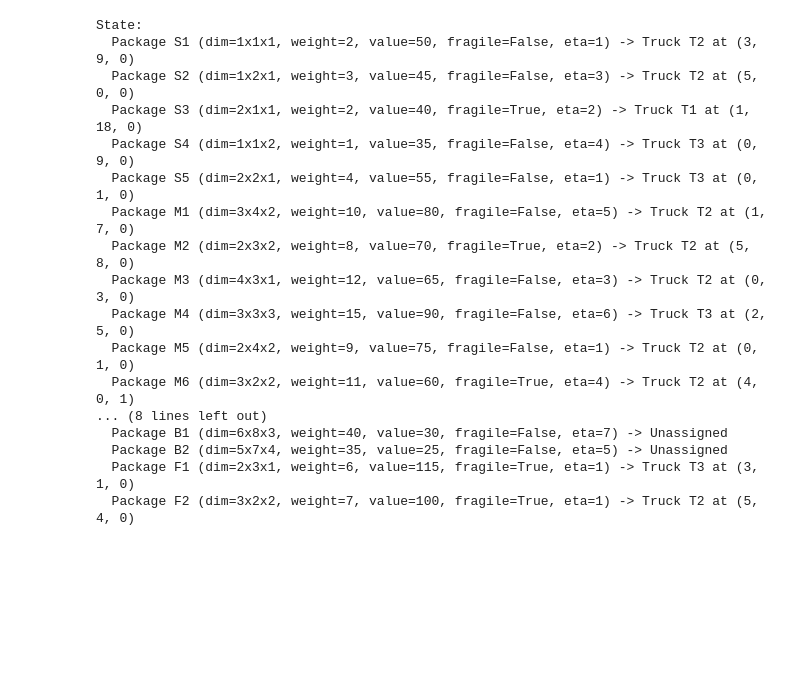
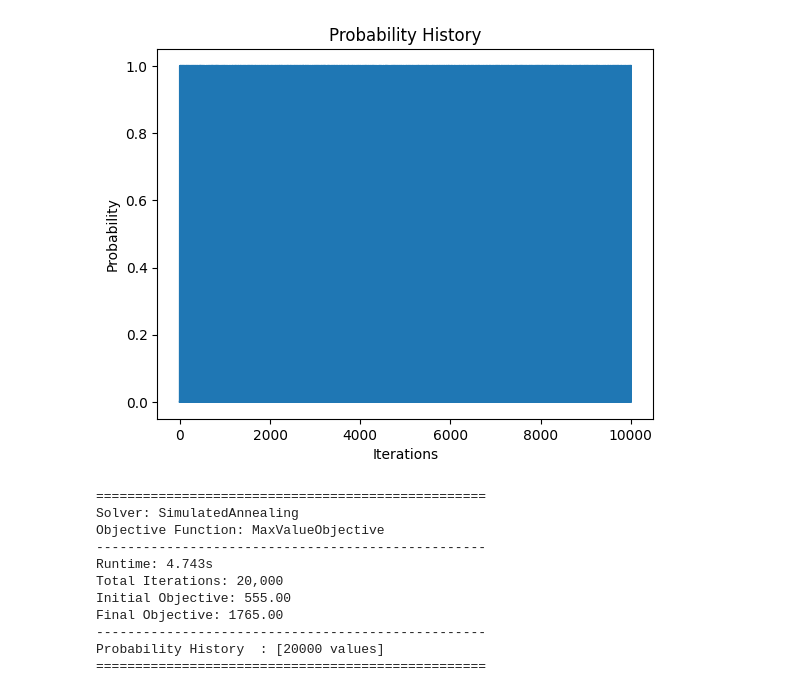
Before and after one commit to timoruslim/IF3170_G60_MoreArtificialThanIntelligence, a Jupyter notebook: notebook/analysis.ipynb, the cells around one changed output. Saved outputs shown, nothing was run; the diff lists cells and outputs as text; code cells hidden in the pictures; blank space fills up the shorter version.

```diff
--- a/notebook/analysis.ipynb
+++ b/notebook/analysis.ipynb
@@ -99,21 +70,23 @@ plt.show()
+# %%
+plt.plot(results.metadata['probability_history'])
+plt.title('Probability History')
+plt.xlabel('Iterations')
+plt.ylabel('Probability')
+plt.show()
+# %% [output]
+[figure, added]
 # %%
-print(results.final_state)
+print(results)
 # %% [output]
-State:
-  Package S1 (dim=1x1x1, weight=2, value=50, fragile=False, eta=1) -> Truck T2 at (3, 9, 0)
-  Package S2 (dim=1x2x1, weight=3, value=45, fragile=False, eta=3) -> Truck T2 at (5, 0, 0)
-  Package S3 (dim=2x1x1, weight=2, value=40, fragile=True, eta=2) -> Truck T1 at (1, 18, 0)
-  Package S4 (dim=1x1x2, weight=1, value=35, fragile=False, eta=4) -> Truck T3 at (0, 9, 0)
-  Package S5 (dim=2x2x1, weight=4, value=55, fragile=False, eta=1) -> Truck T3 at (0, 1, 0)
-  Package M1 (dim=3x4x2, weight=10, value=80, fragile=False, eta=5) -> Truck T2 at (1, 7, 0)
-  Package M2 (dim=2x3x2, weight=8, value=70, fragile=True, eta=2) -> Truck T2 at (5, 8, 0)
-  Package M3 (dim=4x3x1, weight=12, value=65, fragile=False, eta=3) -> Truck T2 at (0, 3, 0)
-  Package M4 (dim=3x3x3, weight=15, value=90, fragile=False, eta=6) -> Truck T3 at (2, 5, 0)
-  Package M5 (dim=2x4x2, weight=9, value=75, fragile=False, eta=1) -> Truck T2 at (0, 1, 0)
-  Package M6 (dim=3x2x2, weight=11, value=60, fragile=True, eta=4) -> Truck T2 at (4, 0, 1)
-... (8 lines left out)
-  Package B1 (dim=6x8x3, weight=40, value=30, fragile=False, eta=7) -> Unassigned
-  Package B2 (dim=5x7x4, weight=35, value=25, fragile=False, eta=5) -> Unassigned
-  Package F1 (dim=2x3x1, weight=6, value=115, fragile=True, eta=1) -> Truck T3 at (3, 1, 0)
-  Package F2 (dim=3x2x2, weight=7, value=100, fragile=True, eta=1) -> Truck T2 at (5, 4, 0)
+==================================================
+Solver: SimulatedAnnealing
+Objective Function: MaxValueObjective
+--------------------------------------------------
+Runtime: 4.743s
+Total Iterations: 20,000
+Initial Objective: 555.00
+Final Objective: 1765.00
+--------------------------------------------------
+Probability History  : [20000 values]
+==================================================
 # %%
```
Also changed, not shown: parts of 7 cells of this notebook, 3 other files.
